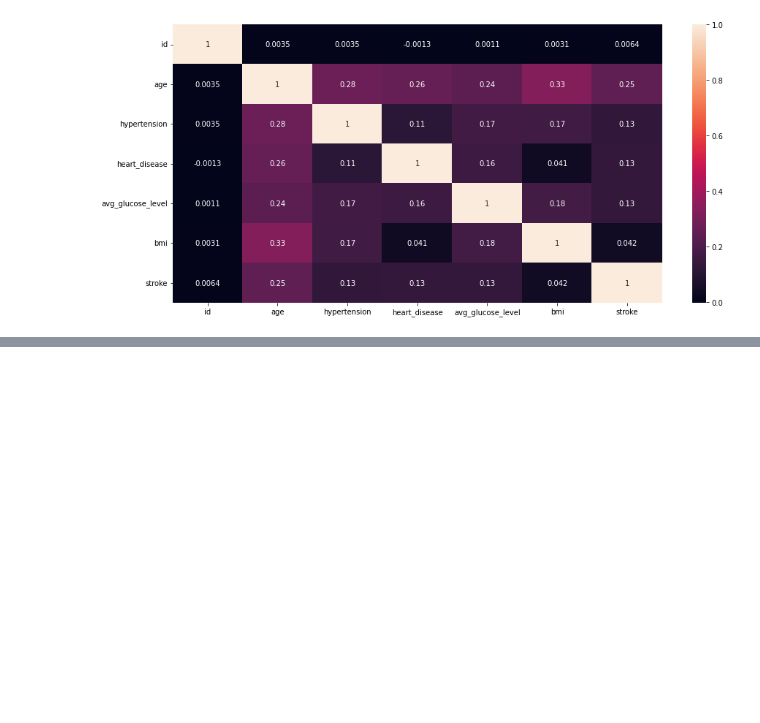
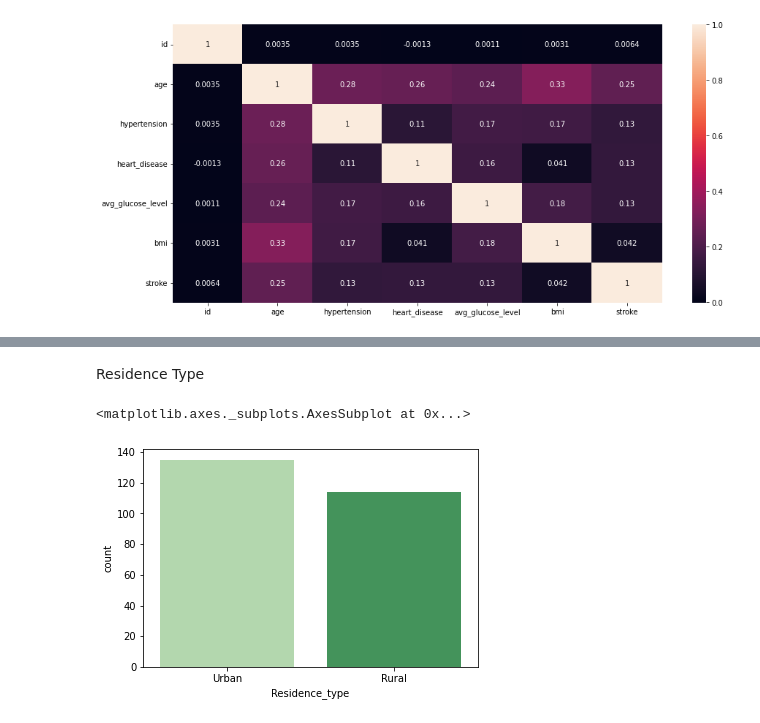
Before and after one commit to nayane-d-souza/mineracao_preprocessing_stroke_prediction, a Jupyter notebook: Mineracao__pre_processamento_stroke_prediction.ipynb, the cells around one changed output, grey strips where cells are left out. Drawn from its saved outputs; the diff is of its cells as text; code cells hidden in the pictures; blank space fills up the shorter version.

```diff
--- a/Mineracao__pre_processamento_stroke_prediction.ipynb
+++ b/Mineracao__pre_processamento_stroke_prediction.ipynb
@@ -133,0 +160,8 @@ sns.heatmap(df.corr(), annot=True)
+# %% [markdown]
+Residence Type
+# %%
+plt.figure(figsize = (6,4))
+sns.countplot(data=strok, x='Residence_type', palette = 'Greens')
+# %% [output]
+<matplotlib.axes._subplots.AxesSubplot at 0x...>
+[figure, added]
```
Also changed, not shown: parts of 40 cells of this notebook.
